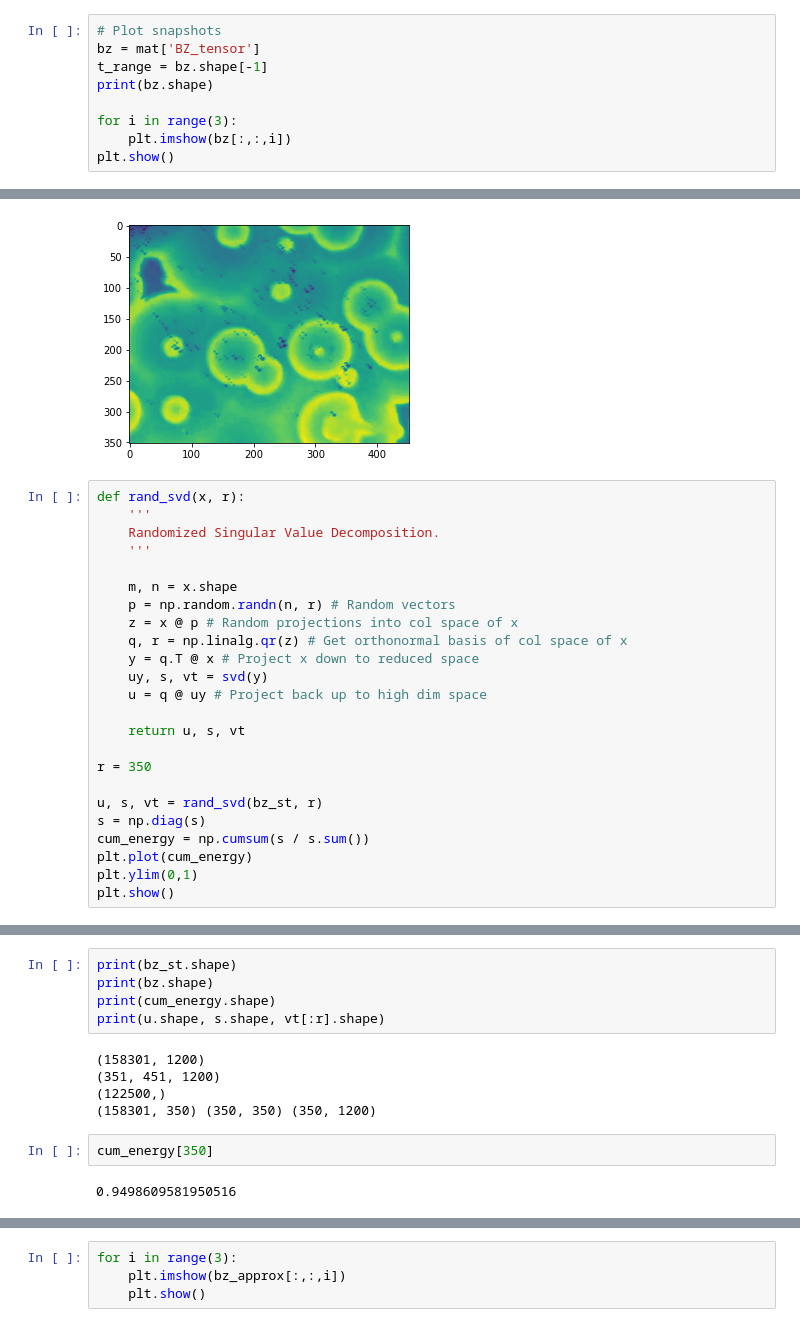
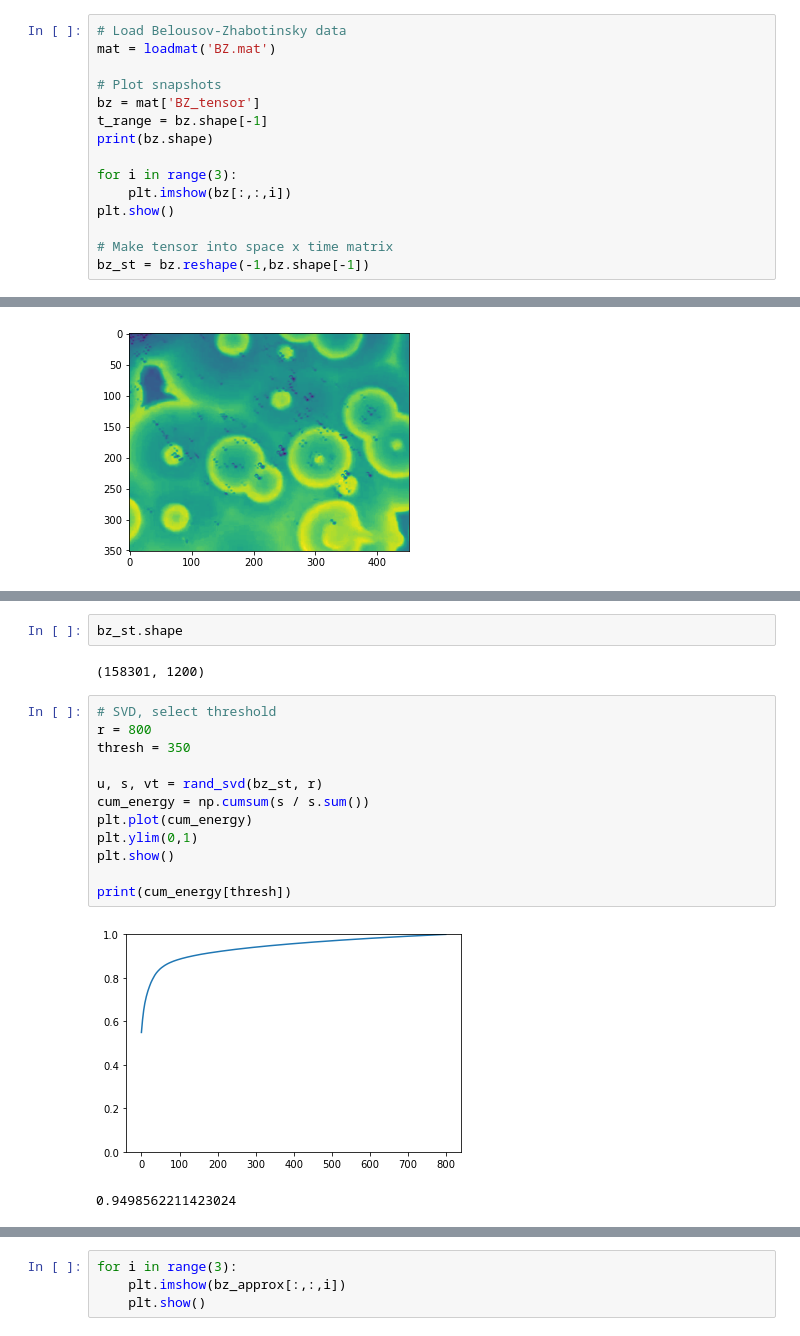
Before and after one commit to stefanpate/DDSE, a Jupyter notebook: model_discovery.ipynb, the cells around one changed output, grey strips where cells are left out. Saved outputs shown, nothing was run; the diff lists cells and outputs as text.

```diff
--- a/model_discovery.ipynb
+++ b/model_discovery.ipynb
@@ -822,4 +554,7 @@ mat = loadmat('BZ.mat')
 # %%
+# Load Belousov-Zhabotinsky data
+mat = loadmat('BZ.mat')
+
 # Plot snapshots
 bz = mat['BZ_tensor']
 t_range = bz.shape[-1]
@@ -828,30 +563,9 @@ print(bz.shape)
 for i in range(3):
     plt.imshow(bz[:,:,i])
 plt.show()
+
+# Make tensor into space x time matrix
+bz_st = bz.reshape(-1,bz.shape[-1])
 # %% [output]
 (351, 451, 1200)
 [figure]
-# %%
-def rand_svd(x, r):
-    '''
-    Randomized Singular Value Decomposition.
-    '''
-
-    m, n = x.shape
-    p = np.random.randn(n, r) # Random vectors
-    z = x @ p # Random projections into col space of x
-    q, r = np.linalg.qr(z) # Get orthonormal basis of col space of x
-    y = q.T @ x # Project x down to reduced space
-    uy, s, vt = svd(y)
-    u = q @ uy # Project back up to high dim space
-
-    return u, s, vt
-
-r = 350
-
-u, s, vt = rand_svd(bz_st, r)
-s = np.diag(s)
-cum_energy = np.cumsum(s / s.sum())
-plt.plot(cum_energy)
-plt.ylim(0,1)
-plt.show()
@@ -860,15 +572,20 @@ plt.show()
-# %%
-print(bz_st.shape)
-print(bz.shape)
-print(cum_energy.shape)
-print(u.shape, s.shape, vt[:r].shape)
-# %% [output]
-(158301, 1200)
-(351, 451, 1200)
-(122500,)
-(158301, 350) (350, 350) (350, 1200)
-# %%
-cum_energy[350]
-# %% [output]
-0.9498609581950516
+# %%
+bz_st.shape
+# %% [output]
+(158301, 1200)
+# %%
+# SVD, select threshold
+r = 800
+thresh = 350
+
+u, s, vt = rand_svd(bz_st, r)
+cum_energy = np.cumsum(s / s.sum())
+plt.plot(cum_energy)
+plt.ylim(0,1)
+plt.show()
+
+print(cum_energy[thresh])
+# %% [output]
+[figure, added]
+0.9498562211423024
 # %%
```
Also changed, not shown: parts of 16 cells of this notebook, 8 other files.
